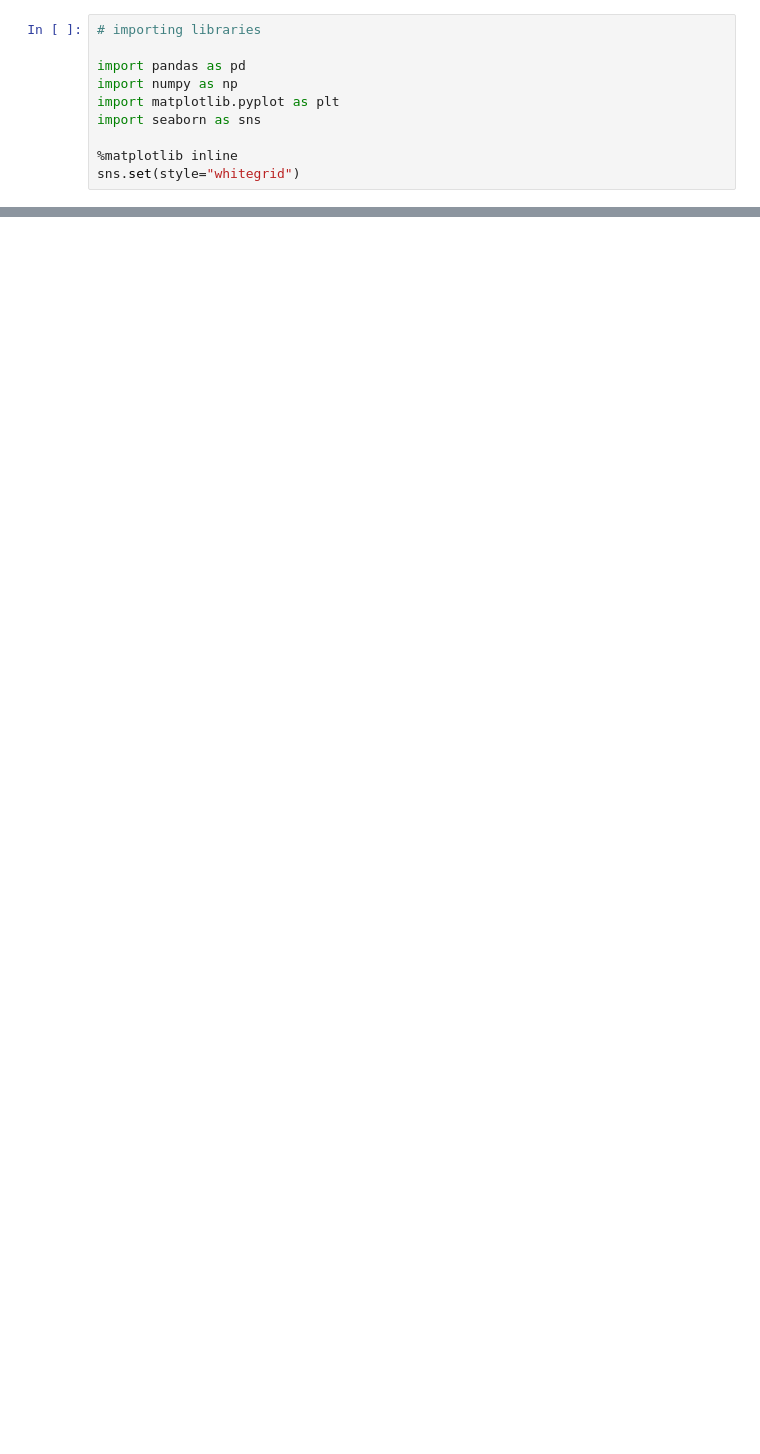
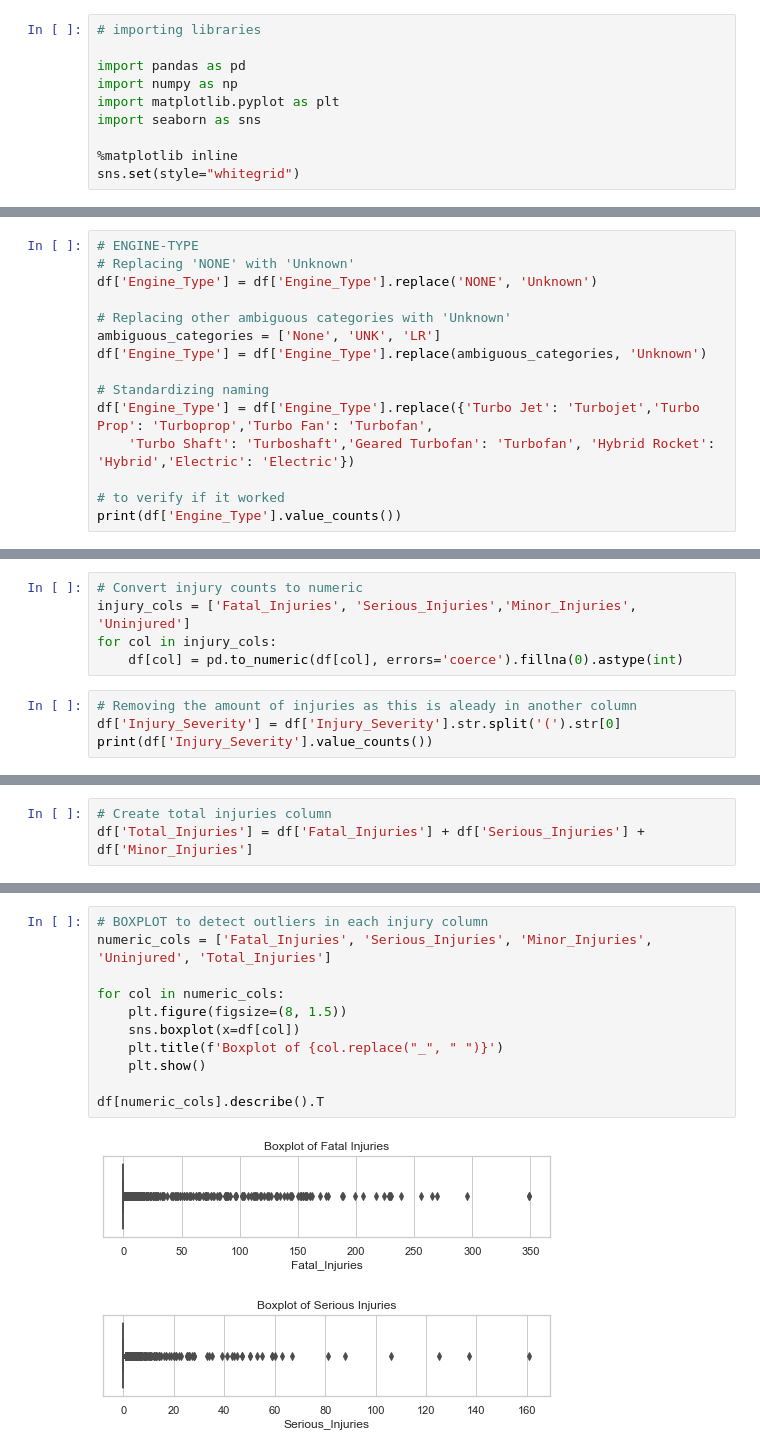
Before and after one commit to Henry-Njoroge/dsc_phase_1_project, a Jupyter notebook: Notebooks/Exploratory Notebook.ipynb, the cells around one changed output, grey strips where cells are left out. Cells and saved outputs as stored; diff of their text form; blank space fills up the shorter version.

```diff
--- a/Notebooks/Exploratory Notebook.ipynb
+++ b/Notebooks/Exploratory Notebook.ipynb
@@ -16,0 +326,15 @@ FileNotFoundError: [Errno 2] No such file or directory: 'zippedData/AviationData
+# %%
+# ENGINE-TYPE
+# Replacing 'NONE' with 'Unknown'
+df['Engine_Type'] = df['Engine_Type'].replace('NONE', 'Unknown')
+
+# Replacing other ambiguous categories with 'Unknown'
+ambiguous_categories = ['None', 'UNK', 'LR']
+df['Engine_Type'] = df['Engine_Type'].replace(ambiguous_categories, 'Unknown')
+
+# Standardizing naming
+df['Engine_Type'] = df['Engine_Type'].replace({'Turbo Jet': 'Turbojet','Turbo Prop': 'Turboprop','Turbo Fan': 'Turbofan',
+    'Turbo Shaft': 'Turboshaft','Geared Turbofan': 'Turbofan', 'Hybrid Rocket': 'Hybrid','Electric': 'Electric'})
+
+# to verify if it worked
+print(df['Engine_Type'].value_counts())
@@ -16,0 +351,9 @@ FileNotFoundError: [Errno 2] No such file or directory: 'zippedData/AviationData
+# %%
+# Convert injury counts to numeric
+injury_cols = ['Fatal_Injuries', 'Serious_Injuries','Minor_Injuries', 'Uninjured']
+for col in injury_cols:
+    df[col] = pd.to_numeric(df[col], errors='coerce').fillna(0).astype(int)
+# %%
+# Removing the amount of injuries as this is aleady in another column
+df['Injury_Severity'] = df['Injury_Severity'].str.split('(').str[0]
+print(df['Injury_Severity'].value_counts())
@@ -16,0 +368,3 @@ FileNotFoundError: [Errno 2] No such file or directory: 'zippedData/AviationData
+# %%
+# Create total injuries column
+df['Total_Injuries'] = df['Fatal_Injuries'] + df['Serious_Injuries'] + df['Minor_Injuries']
@@ -16,0 +386,14 @@ FileNotFoundError: [Errno 2] No such file or directory: 'zippedData/AviationData
+# %%
+# BOXPLOT to detect outliers in each injury column
+numeric_cols = ['Fatal_Injuries', 'Serious_Injuries', 'Minor_Injuries', 'Uninjured', 'Total_Injuries']
+
+for col in numeric_cols:
+    plt.figure(figsize=(8, 1.5))
+    sns.boxplot(x=df[col])
+    plt.title(f'Boxplot of {col.replace("_", " ")}')
+    plt.show()
+
+df[numeric_cols].describe().T
+# %% [output]
+[figure, added]
+[figure, added]
```
Also changed, not shown: parts of 83 cells of this notebook, 3 other files.
